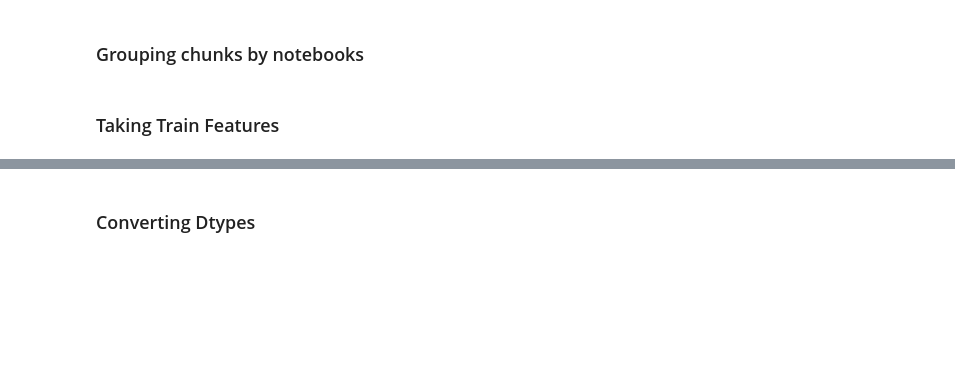
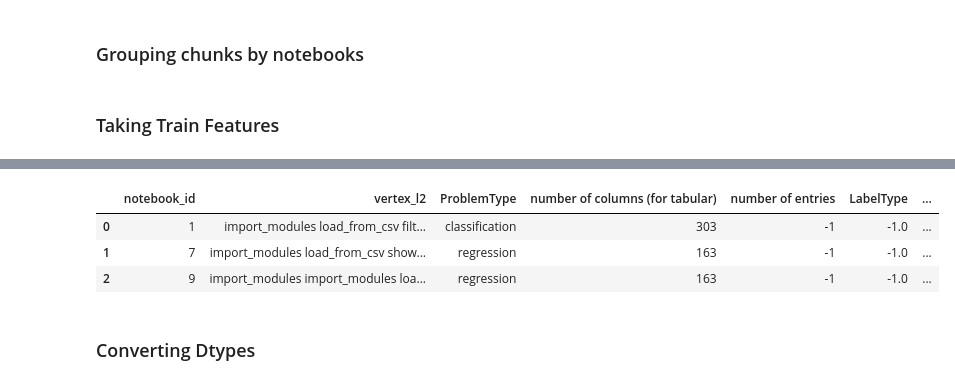
Before and after one commit to whatevernevermindbro/nl2ml-mirror, a Jupyter notebook: models_scripts/seq2seq.ipynb, the cells around one changed output, grey strips where cells are left out. Cells and saved outputs as stored; diff of their text form; code cells hidden in the pictures; blank space fills up the shorter version.

```diff
--- a/models_scripts/seq2seq.ipynb
+++ b/models_scripts/seq2seq.ipynb
@@ -120,5 +168,10 @@ X, y = train[TASK_FEATURES], train[TARGET_COLUMN]
 # %%
-train
+train.head()
+# %% [output]
+|  | notebook_id | vertex_l2 | ProblemType | number of columns (for tabular) | number of entries | LabelType | ... |
+| 0 | 1 | import_modules load_from_csv filt... | classification | 303 | -1 | -1.0 | ... |
+| 1 | 7 | import_modules load_from_csv show... | regression | 163 | -1 | -1.0 | ... |
+| 2 | 9 | import_modules import_modules loa... | regression | 163 | -1 | -1.0 | ... |
 # %% [markdown]
 ### Converting Dtypes
 # %%
```
Also changed, not shown: parts of 24 cells of this notebook.
